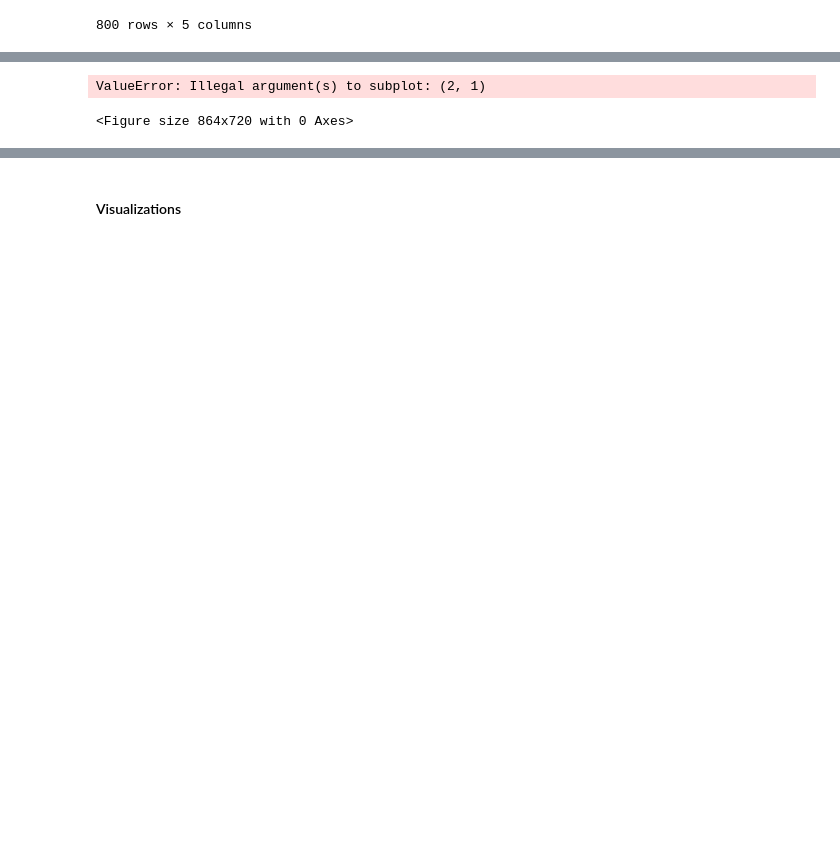
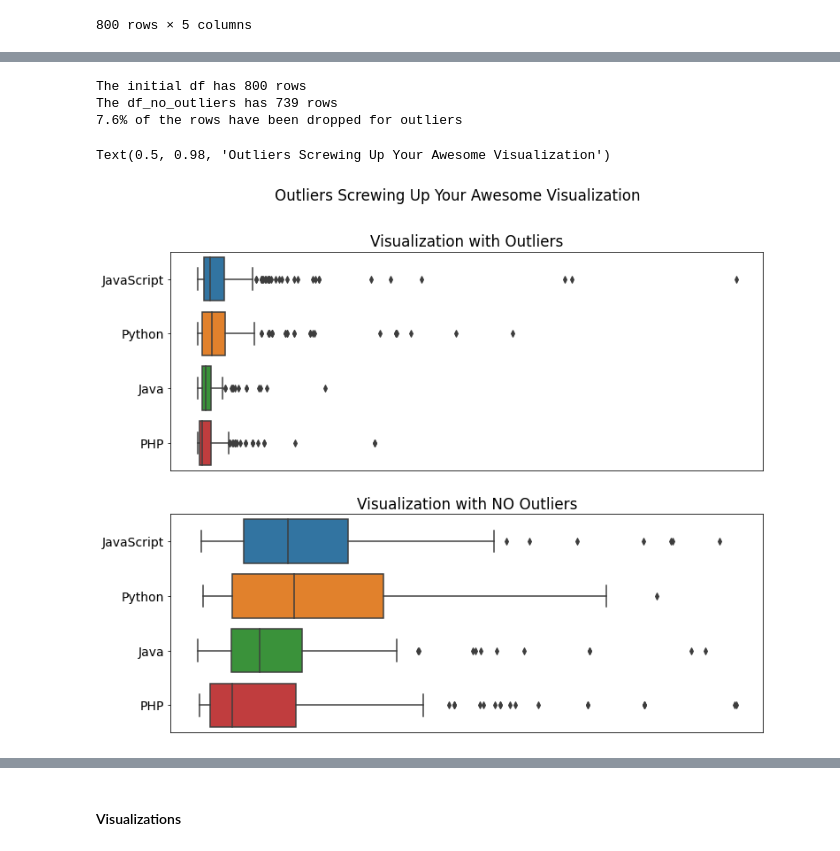
Before and after one commit to Three-Data-Guys/natural-language-processing-github, a Jupyter notebook: github_nlp.ipynb, the cells around one changed output, grey strips where cells are left out. Drawn from its saved outputs; the diff is of its cells as text; code cells hidden in the pictures; blank space fills up the shorter version.

```diff
--- a/github_nlp.ipynb
+++ b/github_nlp.ipynb
@@ -121,0 +138,2 @@ df = preprocessing.feature_engineering(df)
+# %%
+plt.rcParams.update({'font.size': 14})
@@ -139,8 +176,30 @@ df_no_outliers = handle_outliers.remove_outliers(df, 3)
+# %%
+print(f'The initial df has {df.shape[0]} rows')
+print(f'The df_no_outliers has {df_no_outliers.shape[0]} rows')
+p = round(1 - (df_no_outliers.shape[0]/df.shape[0]), 3)*100
+print(f'{p}% of the rows have been dropped for outliers')
+# %% [output]
+The initial df has 800 rows
+The df_no_outliers has 739 rows
+7.6% of the rows have been dropped for outliers
 # %%
 f = plt.figure(figsize=(12,10))
-f.add_subplot(2, 1)
+f.add_subplot(2, 1, 1)
+
 sns.boxplot(x ='word_count', y='language', data=df)
+plt.title('Visualization with Outliers')
+plt.xlabel("")
+plt.ylabel("")
+plt.xticks([])
+
+f.add_subplot(2, 1, 2)
 sns.boxplot(x ='word_count', y='language', data=df_no_outliers)
+plt.title('Visualization with NO Outliers')
+plt.xlabel("")
+plt.ylabel("")
+plt.xticks([])
+
+plt.suptitle("Outliers Screwing Up Your Awesome Visualization")
 # %% [output]
-ValueError: Illegal argument(s) to subplot: (2, 1)
+Text(0.5, 0.98, 'Outliers Screwing Up Your Awesome Visualization')
-<Figure size 864x720 with 0 Axes>
+[figure, added]
```
Also changed, not shown: parts of 41 cells of this notebook, 2 other files.
